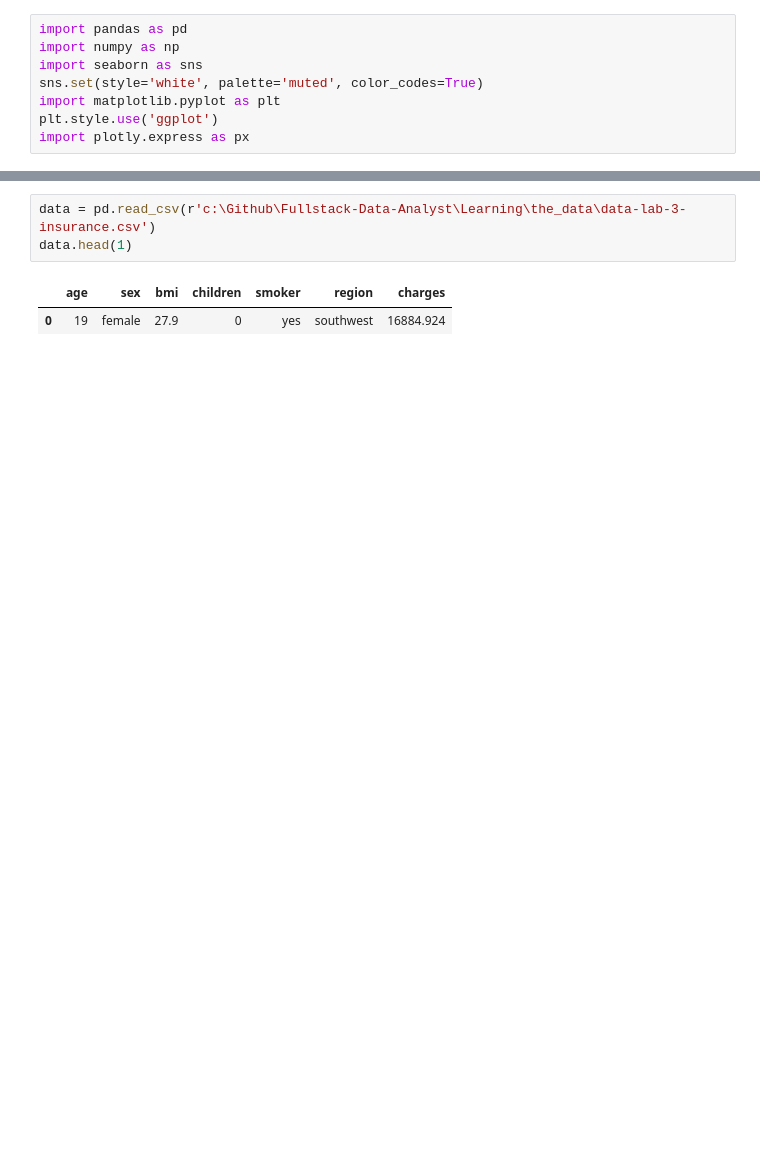
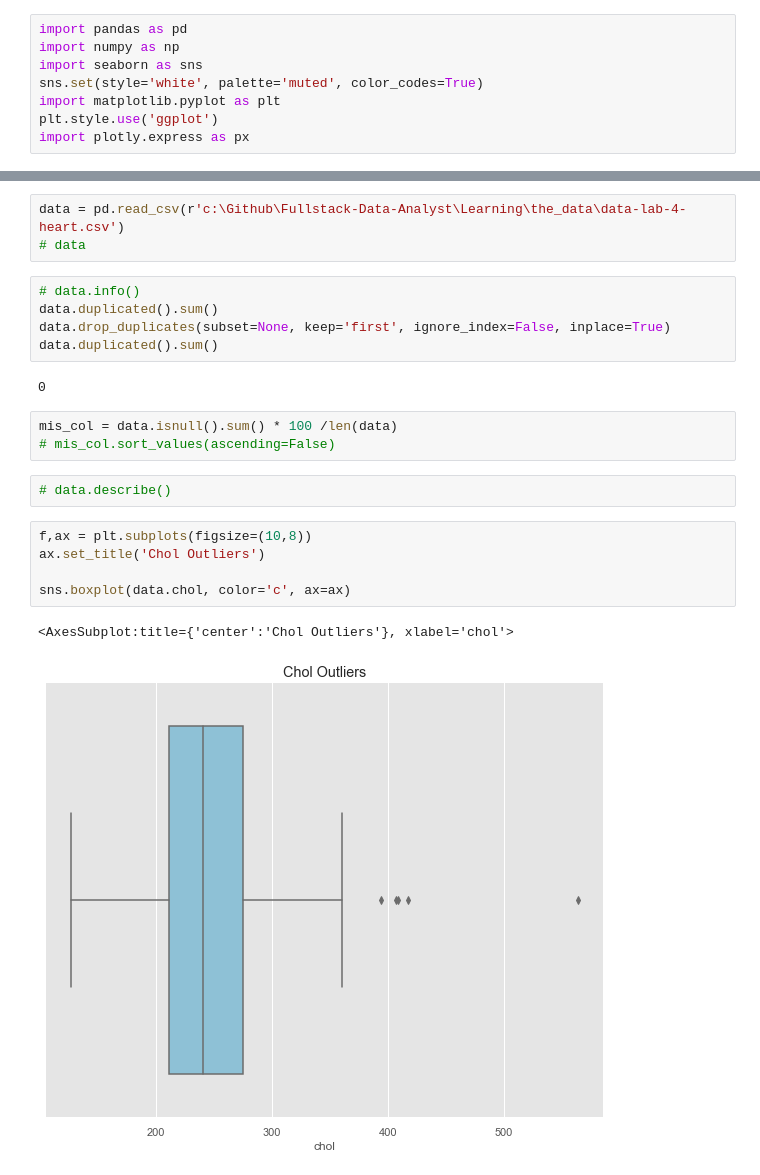
Before and after one commit to Omuk/Fullstack-Data-Analyst, a Jupyter notebook: Learning/code_examples/practice/practice_field.ipynb, the cells around one changed output, grey strips where cells are left out. Cells and saved outputs as stored; diff of their text form; blank space fills up the shorter version.

Commit message:
data

```diff
--- a/Learning/code_examples/practice/practice_field.ipynb
+++ b/Learning/code_examples/practice/practice_field.ipynb
@@ -18,6 +18,23 @@ from sklearn.metrics import accuracy_score, r2_score, confusion_matrix, mean_squ
 # %%
-data = pd.read_csv(r'c:\Github\Fullstack-Data-Analyst\Learning\the_data\data-lab-3-insurance.csv')
-data.head(1)
+data = pd.read_csv(r'c:\Github\Fullstack-Data-Analyst\Learning\the_data\data-lab-4-heart.csv')
+# data
-# %% [output]
-|  | age | sex | bmi | children | smoker | region | charges |
-| 0 | 19 | female | 27.9 | 0 | yes | southwest | 16884.924 |
+# %%
+# data.info()
+data.duplicated().sum()
+data.drop_duplicates(subset=None, keep='first', ignore_index=False, inplace=True)
+data.duplicated().sum()
+# %% [output]
+0
+# %%
+mis_col = data.isnull().sum() * 100 /len(data)
+# mis_col.sort_values(ascending=False)
+# %%
+# data.describe()
+# %%
+f,ax = plt.subplots(figsize=(10,8))
+ax.set_title('Chol Outliers')
+
+sns.boxplot(data.chol, color='c', ax=ax)
+# %% [output]
+<AxesSubplot:title={'center':'Chol Outliers'}, xlabel='chol'>
+[figure, added]
```
Also changed, not shown: parts of 10 cells of this notebook.
